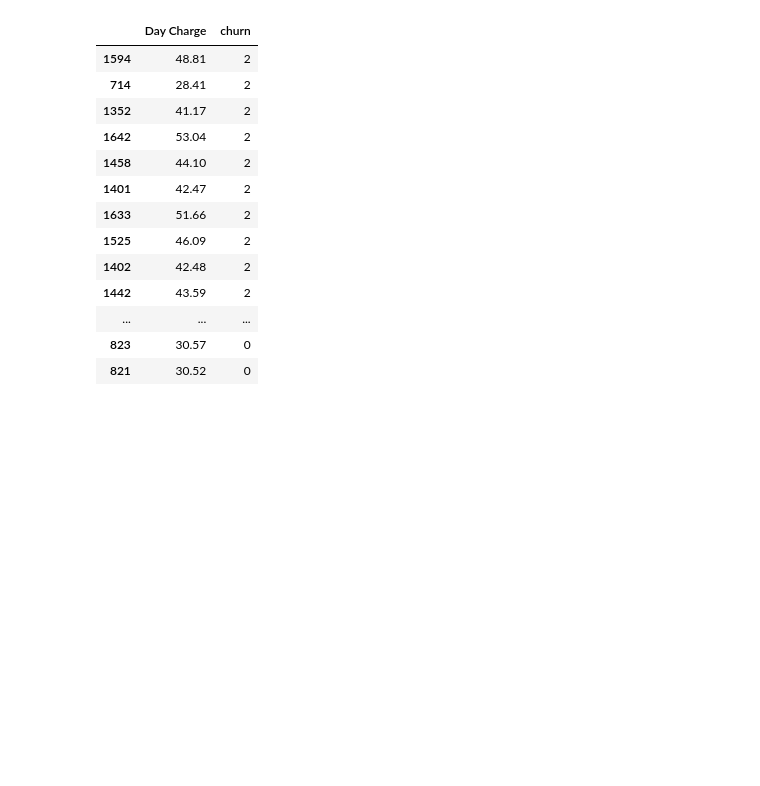
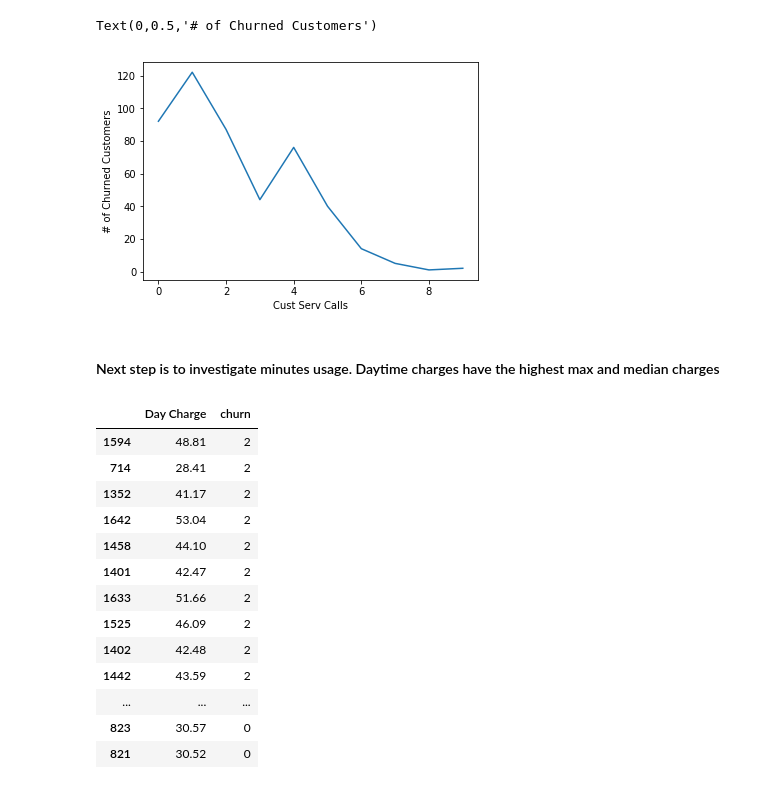
Before and after one commit to ktym1/3250_project, a Jupyter notebook: 20180723 - Group_project.ipynb, the cells around one changed output. Drawn from its saved outputs; the diff is of its cells as text; code cells hidden in the pictures; blank space fills up the shorter version.

```diff
--- a/20180723 - Group_project.ipynb
+++ b/20180723 - Group_project.ipynb
@@ -194,3 +207,12 @@ Next step is to investigate minutes usage. Daytime charges have the highest max
+# %%
+cust_churn = custserv_df['churn'].plot()
+cust_churn.set_xlabel('Cust Serv Calls')
+cust_churn.set_ylabel('# of Churned Customers')
+# %% [output]
+Text(0,0.5,'# of Churned Customers')
+[figure, added]
+# %% [markdown]
+#### Next step is to investigate minutes usage. Daytime charges have the highest max and median charges
 # %%
 daycharge_df = churn_df[['Day Charge','churn']].groupby(['Day Charge'], as_index=False).sum()
 daycharge_df.sort_values(by=['churn'], ascending=False)
```
Also changed, not shown: parts of 29 cells of this notebook.
